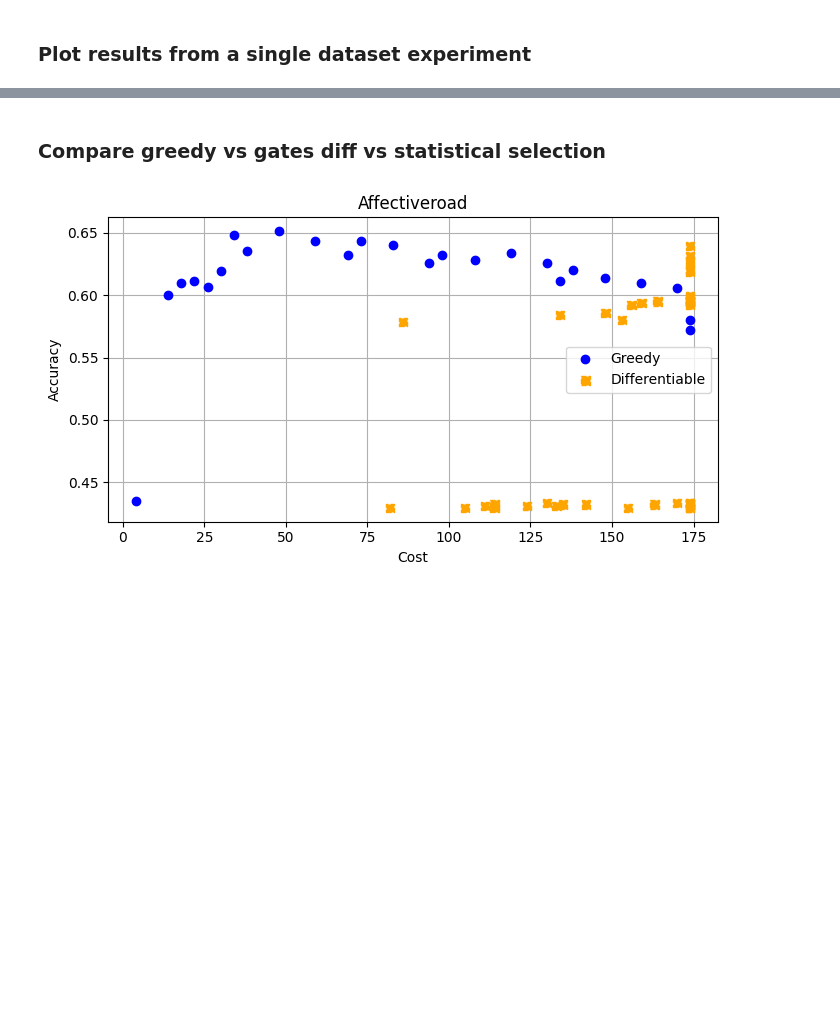
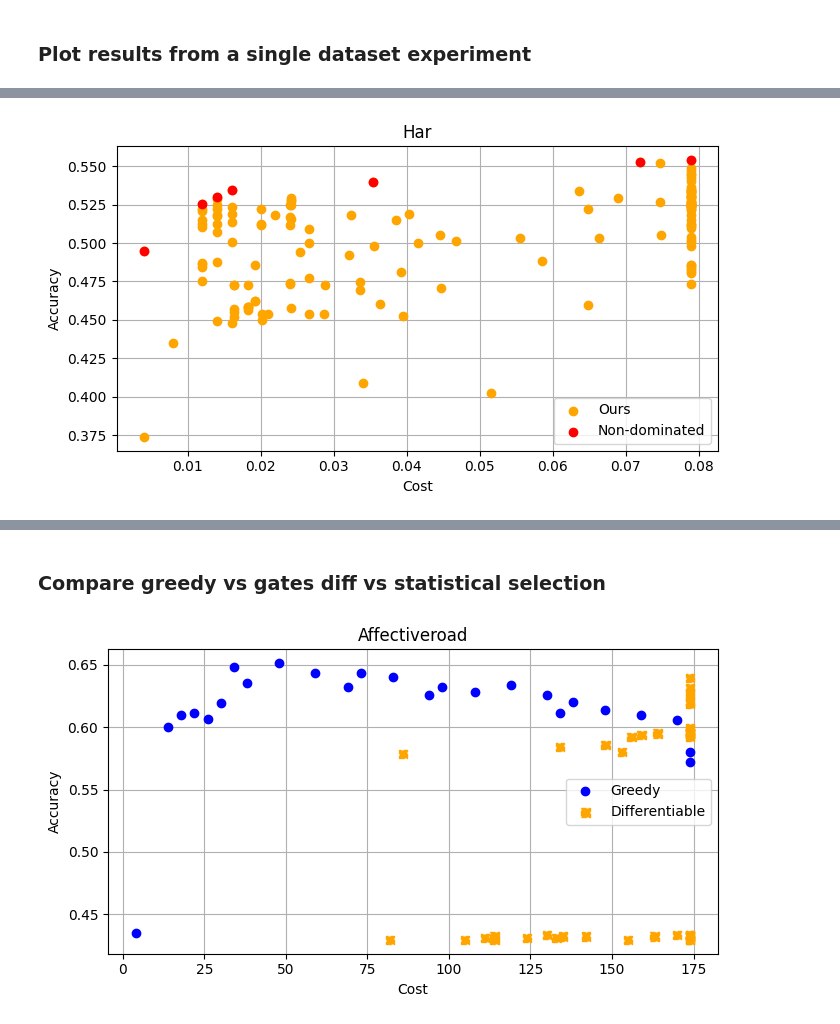
Before and after one commit to kompalas/flexaf, a Jupyter notebook: src/evaluation/plot_results.ipynb, the cells around one changed output, grey strips where cells are left out. Drawn from its saved outputs; the diff is of its cells as text; code cells hidden in the pictures; blank space fills up the shorter version.

```diff
--- a/src/evaluation/plot_results.ipynb
+++ b/src/evaluation/plot_results.ipynb
@@ -138,0 +103,14 @@ Name: 2, dtype: object
+# %%
+dataset = 'har'
+expdir = '/home/balaskas/flexaf/saved_logs/har/diff_fs_fcnn_har___2025.08.06-20.57.38.157'  # fold 2, trial 2, features: [0, 1, 2, 3, 4, 5, 6, 8, 9, 10, 11, 12, 13, 14, 15, 16, 17, 18, 19, 20, 21, 22, 23]
+# expdir = '/home/balaskas/flexaf/logs/diff_fs_fcnn_har___2025.08.07-19.46.22.214'
+# soa_dir = '/home/balaskas/flexaf/saved_logs/wesad_merged/sota_mlp_wesad_merged___2025.08.06-19.42.23.758'
+
+csvfile = os.path.join(expdir, 'results', 'gated_model_results.csv')
+# soa_csvfile = os.path.join(soa_dir, 'statistical_results.csv')
+soa_csvfile = None
+
+pareto_df = plot_accuracy_vs_cost_from_csv(csvfile, soa_csvfile, title=dataset.capitalize())
+pareto_df.sort_values(by='accuracy', ascending=False)
+# %% [output]
+[figure, added]
```
Also changed, not shown: parts of 9 cells of this notebook, 9 other files.
